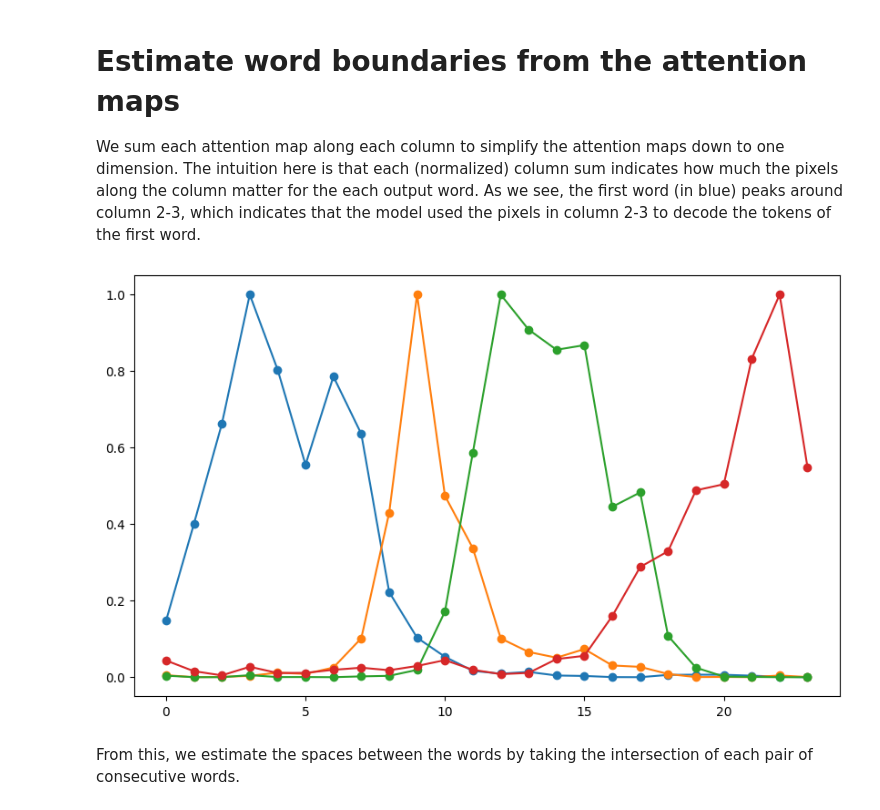
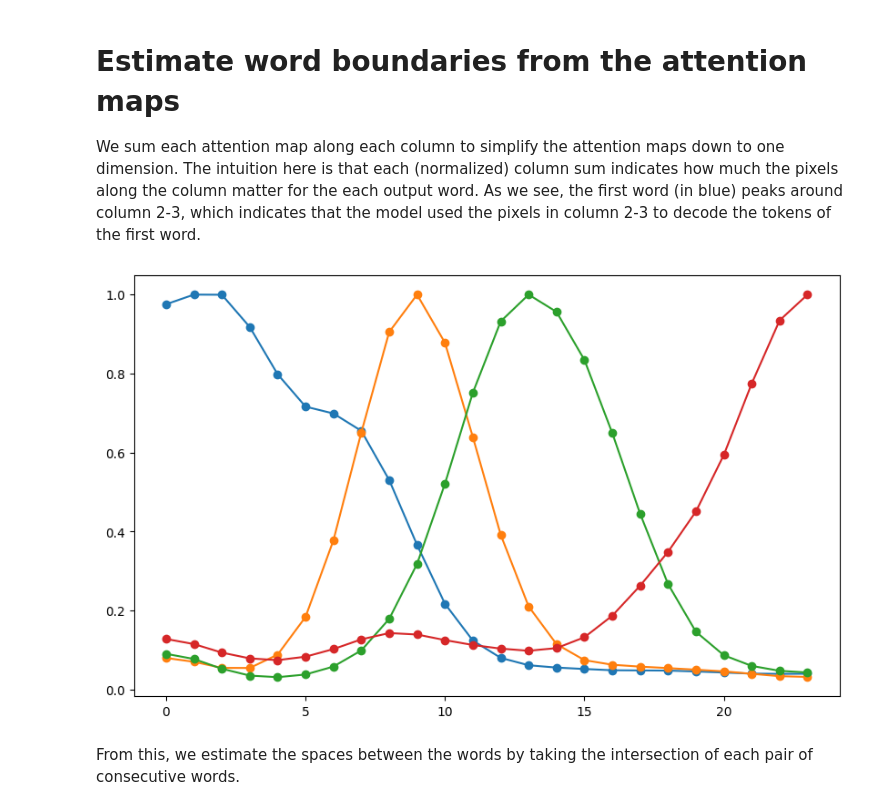
Before and after one commit to AI-Riksarkivet/htrflow, a Jupyter notebook: docs/notebooks/attention-based-word-segmentation.ipynb, the cells around one changed output. Saved outputs shown, nothing was run; the diff lists cells and outputs as text; code cells hidden in the pictures.

```diff
--- a/docs/notebooks/attention-based-word-segmentation.ipynb
+++ b/docs/notebooks/attention-based-word-segmentation.ipynb
@@ -71,15 +90,10 @@ torch.Size([14, 577])
 # %% [markdown]
 Plot the resulting atttentions.
 # %%
-def patches2image(patches, size=24):
-    """Convert a 1d sequence of patches to a 2d image"""
-    return torch.reshape(patches, (size, size))
-
-
 def plot_attentions(token_attentions):
     for i, (token, attentions) in enumerate(token_attentions):
         plt.subplot(4, 6, i + 1)
-        plt.imshow(patches2image(attentions).cpu())
+        plt.imshow(torch.reshape(attentions, attention_map_size).cpu())
         plt.title(repr(token))
 
     plt.tight_layout()
@@ -88,9 +102,8 @@ def plot_attentions(token_attentions):
 plt.rcParams["figure.figsize"] = [20, 10]
 
 plt.matshow(agg_attention.cpu()[:, :])
-agg2 = agg_attention - agg_attention.mean(axis=0)
+agg2 = agg_attention - agg_attention.mean()
 agg2[agg2 < 0] = 0
 agg2 = agg2[:, 1:]
 token_attentions = list(zip(tokens[1:], agg2))
-inputs.shape
 # %% [output]
@@ -117,13 +127,22 @@ word_attentions = []
 plt.rcParams["figure.figsize"] = [20, 10]
 
 for i, ta in enumerate(token_attentions):
-    if (ta[0].startswith(" ") and len(ta[0]) > 1) or i + 1 == len(token_attentions):
+
+    first_token = ta[0]
+    is_new_word = first_token.startswith(" ") and len(first_token) > 1
+    is_last_word = i + 1 == len(token_attentions)
+
+    if is_new_word or is_last_word:
         word = "".join(token for token, _ in current_word)
-        # Compute the word's combined attention heatmap
-        # Weigh each contribution by the number of characters in the token
-        attention = sum(attn * len(token.strip()) for token, attn in current_word if token not in ("<s>", "</s>"))
-        attention[attention < 0] = 0
-        word_attentions.append((word.strip(), attention))
+
+        # Compute the word's combined attention heatmap by taking
+        # the element-wise max attention value
+        text_tokens = [(token, token_attention) for token, token_attention in current_word if token not in ("<s>", "</s>")]
+        _, word_attention = text_tokens[0]
+        for token, token_attention_map in text_tokens[1:]:
+            word_attention = torch.maximum(word_attention, token_attention_map)
+
+        word_attentions.append((word.strip(), word_attention))
         current_word = []
 
     current_word.append(ta)
@@ -134,10 +153,10 @@ norms = []
 plt.rcParams["figure.figsize"] = [5, 3]
 
 for i, (_, attention) in enumerate(word_attentions):
-    attention = patches2image(attention)
-    cols = (attention * attention).sum(axis=0)  # attention.sum(axis=0)
+    attention = torch.reshape(attention, attention_map_size)
+    cols = attention.sum(axis=0)  # attention.sum(axis=0)
     norm = cols / cols.max()
     norms.append(norm)
     plt.subplot(4, 6, i + 1)
-    plt.plot(20 * (1 - norms[-1].cpu()), color="yellow")
+    plt.plot((attention_map_size[0] - 1) * (1 - norms[-1].cpu()), color="yellow")
 # %% [output]
@@ -149,14 +168,15 @@ We sum each attention map along each column to simplify the attention maps down
 # %%
 norms = []
 plt.rcParams["figure.figsize"] = [10, 6]
 for _, attention in word_attentions:
-    attention = patches2image(attention)
-    cols = (1 * attention).sum(axis=0)
+    attention = torch.reshape(attention, attention_map_size)
+    attention = cv2.GaussianBlur(attention.cpu().numpy(), (7, 7), 0)
+    cols = attention.sum(axis=0)
     norm = cols / cols.max()
-    norms.append(norm)
+    norms.append(torch.tensor(norm))
     plt.plot(norms[-1].cpu(), "-o")
 # %% [output]
-[figure, old version]
+[figure, new version]
 # %% [markdown]
 From this, we estimate the spaces between the words by taking the intersection of each pair of consecutive words.
 # %%
```
Also changed, not shown: parts of 12 cells of this notebook.
